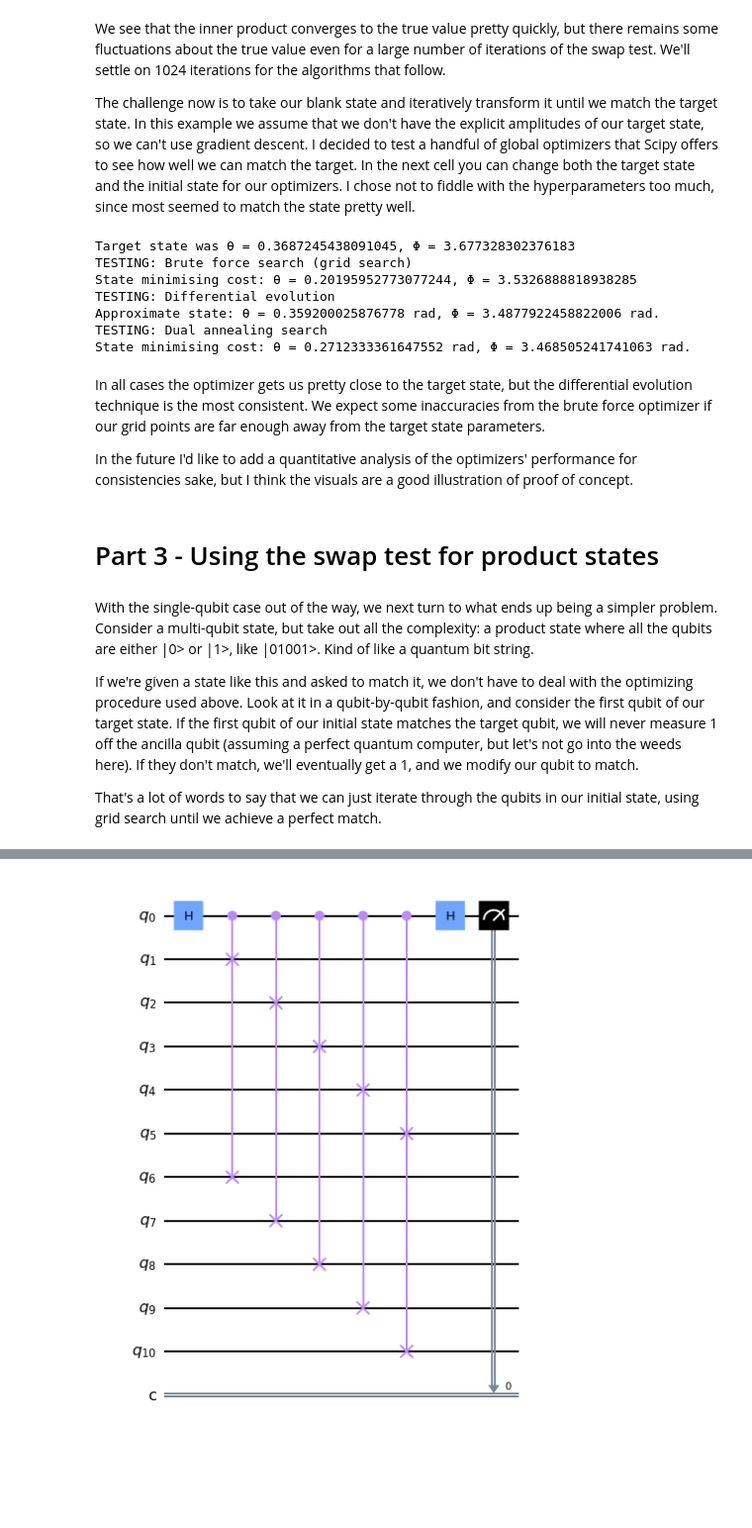
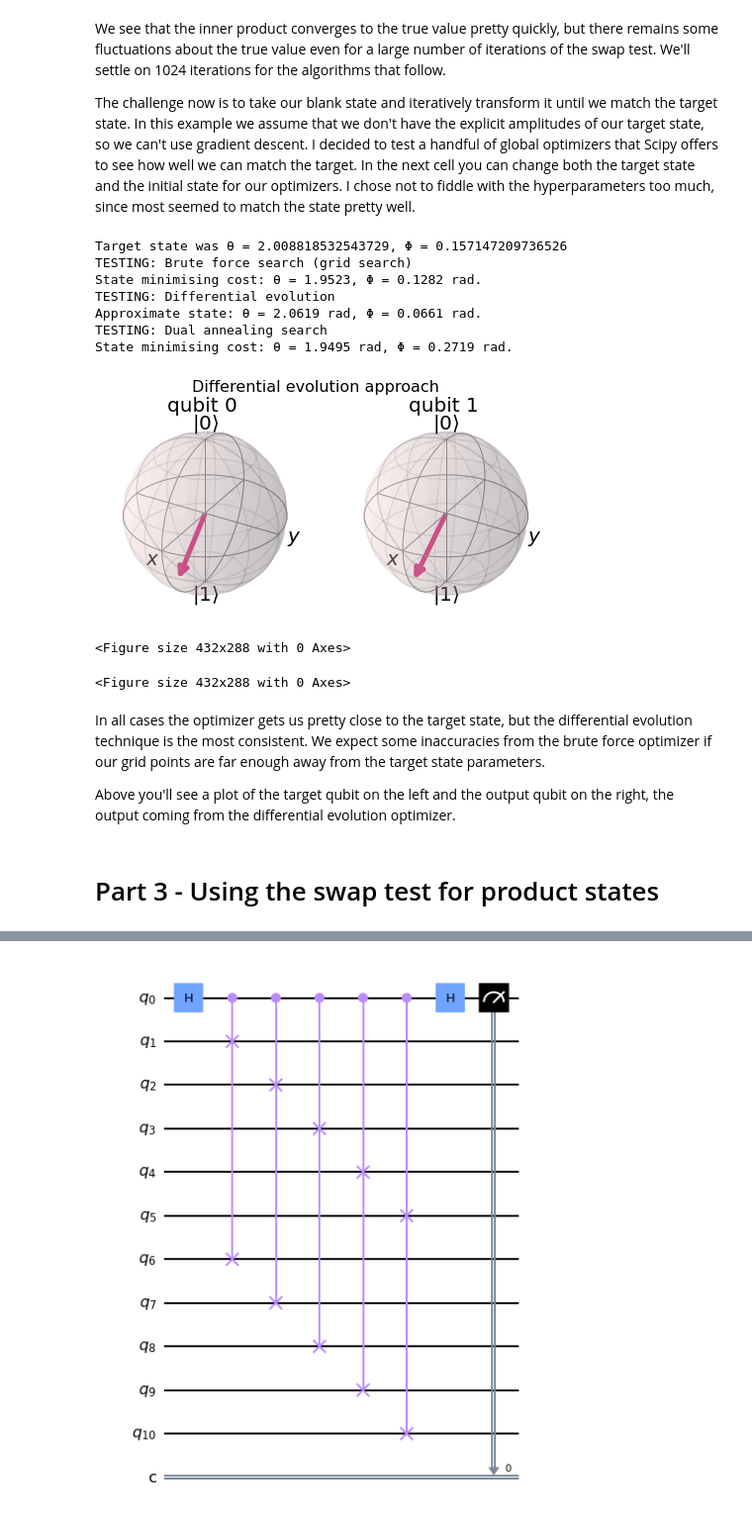
Before and after one commit to jrbarnett96/SwapTest, a Jupyter notebook: SwapTest.ipynb, the cells around one changed output, grey strips where cells are left out. Shown: that part at 99% size. Drawn from its saved outputs; the diff is of its cells as text; code cells hidden in the pictures; blank space fills up the shorter version.

```diff
--- a/SwapTest.ipynb
+++ b/SwapTest.ipynb
@@ -211,6 +211,7 @@ The challenge now is to take our blank state and iteratively transform it until
 # %%
 ### Approximating a single-qubit quantum state ###
 
+from matplotlib.pyplot import figure
 from scipy.optimize import minimize, brute, differential_evolution, dual_annealing
 from qiskit.visualization import plot_bloch_vector, plot_bloch_multivector
 from random import uniform, seed
@@ -226,53 +227,50 @@ def states_for_plotting(target_state, output_state):
     state_backend = Aer.get_backend('statevector_simulator')
     return execute(qc, state_backend).result().get_statevector()
 
 initial_state = [0, 0] # CHANGEME
 target_state = [uniform(0, pi), uniform(0, 2*pi)] # CHANGEME
 backend = Aer.get_backend('qasm_simulator')
 parameter_range = ((0, pi), (0, 2*pi))
-print("Target state was θ = " + str(target_state[0]) + ", Φ = " + str(target_state[1]))
+print("Target state was θ = " + '{0:.4f}'.format(target_state[0]) + " rad, Φ = " + '{0:.4f}'.format(target_state[1]) + " rad.")
 
 ### Brute force minimization ###
 
 print("TESTING: Brute force search (grid search)")
 
 approx_state_brute = brute(cost, ranges=parameter_range, args=(target_state, backend, 1024), Ns=50)
-print("State minimising cost: θ = " + str(approx_state_brute[0]) + ", Φ = " + str(approx_state_brute[1]))
-
-statevector_brute = states_for_plotting(target_state, approx_state_brute)
+print("State minimising cost: θ = " + '{0:.4f}'.format(approx_state_brute[0]) + ", Φ = " + '{0:.4f}'.format(approx_state_brute[1]) + " rad.")
 
 ### Differential evolution ###
 
 print("TESTING: Differential evolution")
 
 approx_state_de = differential_evolution(cost, bounds=parameter_range, args=(target_state, backend, 1024))
 approx_state_de = approx_state_de.get('x')
-print("Approximate state: θ = " + str(approx_state_de[0]) + " rad, Φ = " + str(approx_state_de[1]) + " rad.")
-
+print("Approximate state: θ = " + '{0:.4f}'.format(approx_state_de[0]) + " rad, Φ = " + '{0:.4f}'.format(approx_state_de[1]) + " rad.")
+statevector_de = states_for_plotting(target_state, approx_state_de)
 
 ### Dual annealing ###
 print("TESTING: Dual annealing search")
 
 approx_state_da = dual_annealing(cost, parameter_range, args=(target_state, backend, 1024))
 approx_state_da = approx_state_da.get('x')
-print("State minimising cost: θ = " + str(approx_state_da[0]) + " rad, Φ = " + str(approx_state_da[1]) + " rad.")
+print("State minimising cost: θ = " + '{0:.4f}'.format(approx_state_da[0]) + " rad, Φ = " + '{0:.4f}'.format(approx_state_da[1]) + " rad.")
+
+plot_bloch_multivector(statevector_de, title='Differential evolution approach')
 # %% [output]
-Target state was θ = 0.3687245438091045, Φ = 3.677328302376183
+Target state was θ = 2.008818532543729, Φ = 0.157147209736526
 TESTING: Brute force search (grid search)
-State minimising cost: θ = 0.20195952773077244, Φ = 3.5326888818938285
+State minimising cost: θ = 1.9523, Φ = 0.1282 rad.
 TESTING: Differential evolution
-Approximate state: θ = 0.359200025876778 rad, Φ = 3.4877922458822006 rad.
+Approximate state: θ = 2.0619 rad, Φ = 0.0661 rad.
 TESTING: Dual annealing search
-State minimising cost: θ = 0.2712333361647552 rad, Φ = 3.468505241741063 rad.
+State minimising cost: θ = 1.9495 rad, Φ = 0.2719 rad.
+[figure, added]
+<Figure size 432x288 with 0 Axes>
+<Figure size 432x288 with 0 Axes>
 # %% [markdown]
 In all cases the optimizer gets us pretty close to the target state, but the differential evolution technique is the most consistent. We expect some inaccuracies from the brute force optimizer if our grid points are far enough away from the target state parameters.
 
-In the future I'd like to add a quantitative analysis of the optimizers' performance for consistencies sake, but I think the visuals are a good illustration of proof of concept.
+Above you'll see a plot of the target qubit on the left and the output qubit on the right, the output coming from the differential evolution optimizer.
 # %% [markdown]
 # Part 3 - Using the swap test for product states
-# %% [markdown]
-With the single-qubit case out of the way, we next turn to what ends up being a simpler problem. Consider a multi-qubit state, but take out all the complexity: a product state where all the qubits are either |0> or |1>, like |01001>. Kind of like a quantum bit string.
-
-If we're given a state like this and asked to match it, we don't have to deal with the optimizing procedure used above. Look at it in a qubit-by-qubit fashion, and consider the first qubit of our target state. If the first qubit of our initial state matches the target qubit, we will never measure 1 off the ancilla qubit (assuming a perfect quantum computer, but let's not go into the weeds here). If they don't match, we'll eventually get a 1, and we modify our qubit to match.
-
-That's a lot of words to say that we can just iterate through the qubits in our initial state, using grid search until we achieve a perfect match.
```
Also changed, not shown: parts of 6 cells of this notebook.
